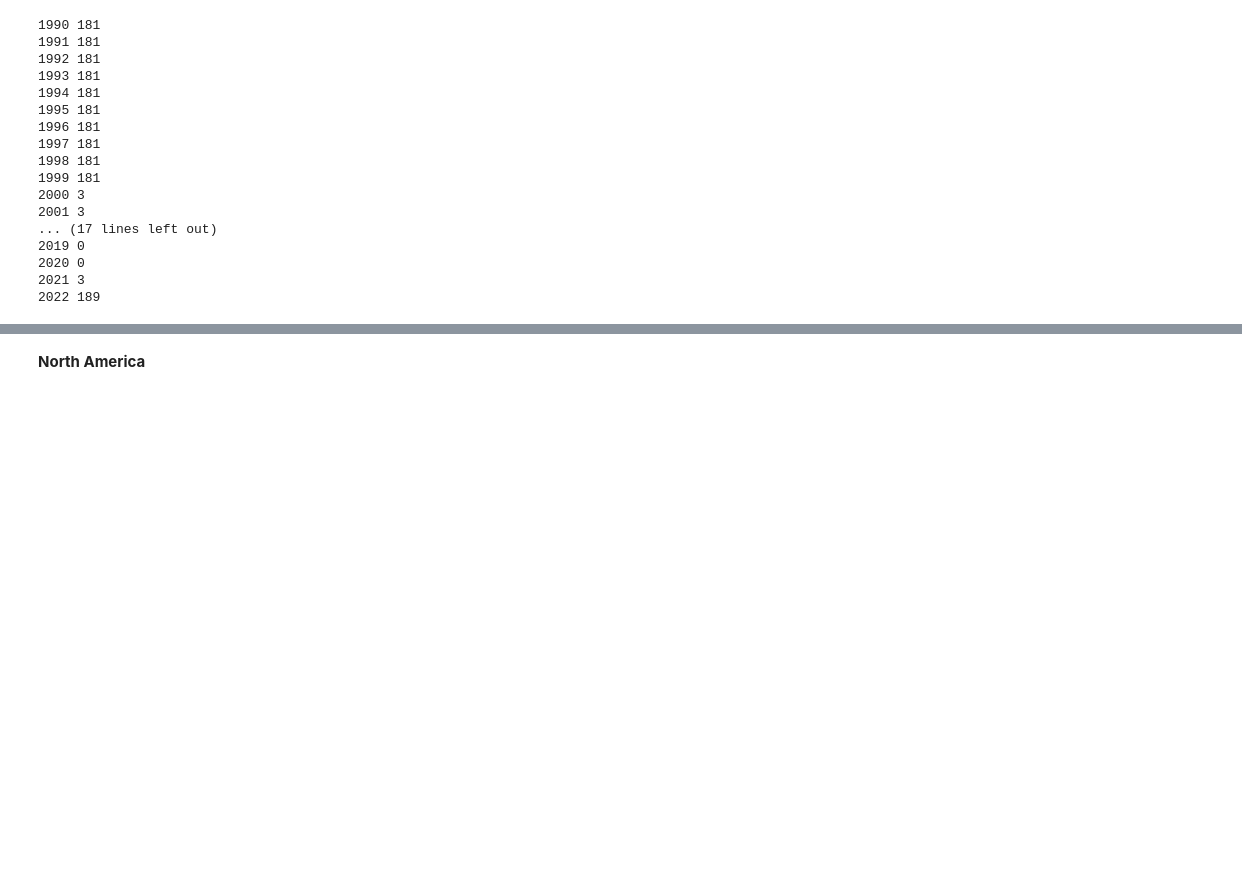
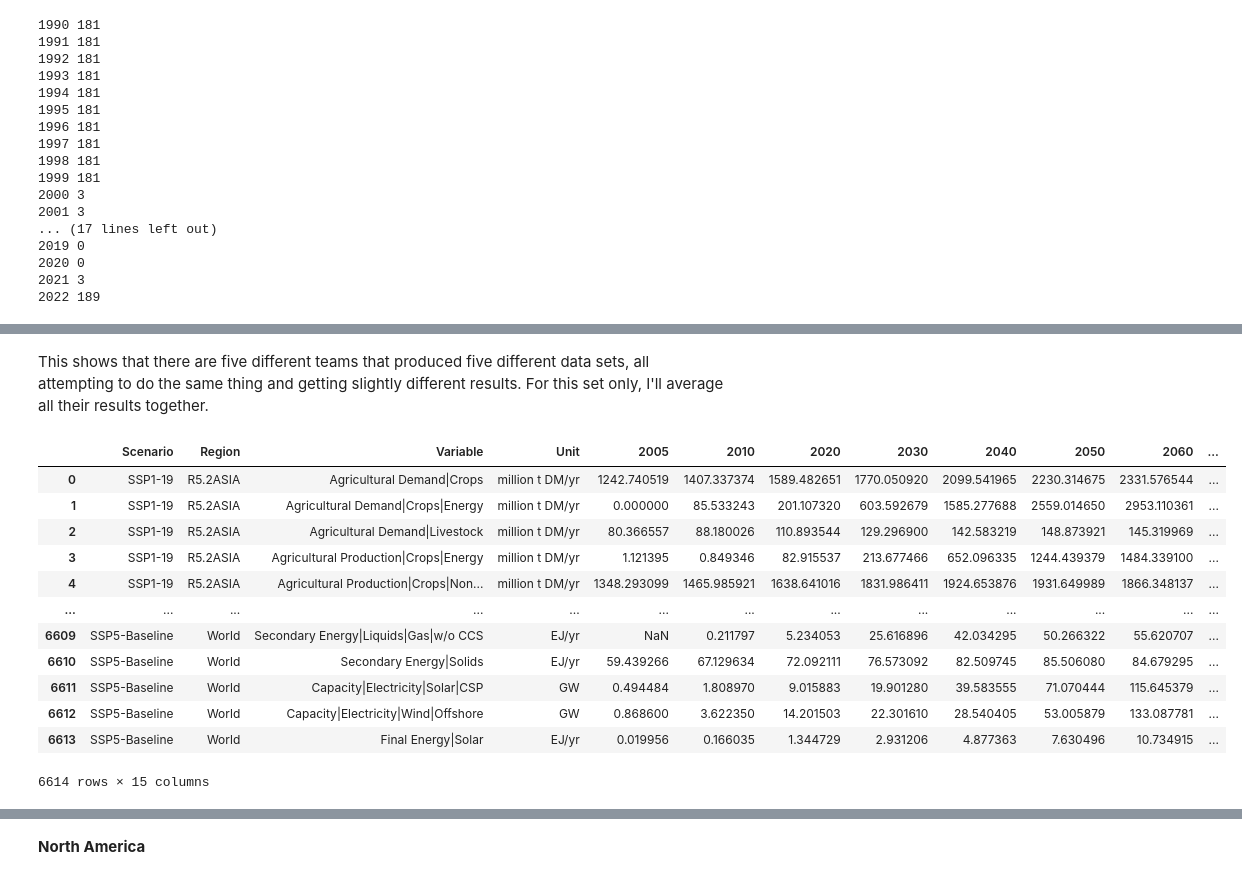
Before and after one commit to FunkyTable/Energy_Production_Time_Series_Projection, a Jupyter notebook: student.ipynb, the cells around one changed output, grey strips where cells are left out. Cells and saved outputs as stored; diff of their text form; code cells hidden in the pictures; blank space fills up the shorter version.

```diff
--- a/student.ipynb
+++ b/student.ipynb
@@ -1398,0 +1201,12 @@ df_mod_emissions = df_mod_emissions_raw.copy()
+# %%
+# This model has only eight SSPs that match the IPCC, but it has more SSPs
+# overall. I'll cut out the SSPs I don't want to use.
+
+ipcc_ssp = ['SSP1-19', 'SSP1-26', 'SSP4-34', 'SSP2-45', 'SSP4-Baseline',
+            'SSP3-Baseline', 'SSP3-45', 'SSP5-Baseline']
+
+df_ssp_proj = ssp_trim('Scenario', ipcc_ssp)
+
+df_ssp_proj[['Model', 'Scenario', 'Region', 'Variable', 'Unit', '2100']].loc[
+    (df_ssp_proj['Variable'] == 'Diagnostics|MAGICC6|Forcing') &
+    (df_ssp_proj['Region'] == 'World')].sort_values('Scenario')
@@ -1398,0 +1231,43 @@ df_mod_emissions = df_mod_emissions_raw.copy()
+# %% [markdown]
+This shows that there are five different teams that produced five different data sets, all attempting to do the same thing and getting slightly different results. For this set only, I'll average all their results together.
+# %%
+def ssp_avg():
+    jnk = pd.DataFrame(columns = df_ssp_proj.columns)
+    jnk.drop(columns = 'Model', inplace = True)
+    years = ['2005', '2010', '2020', '2030', '2040', '2050',
+             '2060', '2070', '2080', '2090', '2100']
+    i = 0
+    for scen in df_ssp_proj['Scenario'].unique():
+        for reg in df_ssp_proj['Region'].unique():
+            for var in df_ssp_proj['Variable'].unique():
+                idx = df_ssp_proj.loc[
+                        (df_ssp_proj['Scenario'] == scen) &
+                        (df_ssp_proj['Region'] == reg) &
+                        (df_ssp_proj['Variable'] ==  var)].index
+                if len(idx) == 0:
+                    continue
+                yr_avg = [scen, reg,  var]
+                i += 1
+                for yr in years:
+                    if yr == '2005':
+                        yr_avg.append(df_ssp_proj.loc[idx[0],'Unit'])
+                    yr_avg.append(np.nanmean(df_ssp_proj.loc[idx, yr]))
+                jnk.loc[len(jnk)] = yr_avg
+    return jnk
+
+df_ssp_proj_avg = ssp_avg()
+df_ssp_proj_avg
+# %% [output]
+|  | Scenario | Region | Variable | Unit | 2005 | 2010 | 2020 | 2030 | 2040 | 2050 | 2060 | ... |
+| 0 | SSP1-19 | R5.2ASIA | Agricultural Demand|Crops | million t DM/yr | 1242.740519 | 1407.337374 | 1589.482651 | 1770.050920 | 2099.541965 | 2230.314675 | 2331.576544 | ... |
+| 1 | SSP1-19 | R5.2ASIA | Agricultural Demand|Crops|Energy | million t DM/yr | 0.000000 | 85.533243 | 201.107320 | 603.592679 | 1585.277688 | 2559.014650 | 2953.110361 | ... |
+| 2 | SSP1-19 | R5.2ASIA | Agricultural Demand|Livestock | million t DM/yr | 80.366557 | 88.180026 | 110.893544 | 129.296900 | 142.583219 | 148.873921 | 145.319969 | ... |
+| 3 | SSP1-19 | R5.2ASIA | Agricultural Production|Crops|Energy | million t DM/yr | 1.121395 | 0.849346 | 82.915537 | 213.677466 | 652.096335 | 1244.439379 | 1484.339100 | ... |
+| 4 | SSP1-19 | R5.2ASIA | Agricultural Production|Crops|Non... | million t DM/yr | 1348.293099 | 1465.985921 | 1638.641016 | 1831.986411 | 1924.653876 | 1931.649989 | 1866.348137 | ... |
+| ... | ... | ... | ... | ... | ... | ... | ... | ... | ... | ... | ... | ... |
+| 6609 | SSP5-Baseline | World | Secondary Energy|Liquids|Gas|w/o CCS | EJ/yr | NaN | 0.211797 | 5.234053 | 25.616896 | 42.034295 | 50.266322 | 55.620707 | ... |
+| 6610 | SSP5-Baseline | World | Secondary Energy|Solids | EJ/yr | 59.439266 | 67.129634 | 72.092111 | 76.573092 | 82.509745 | 85.506080 | 84.679295 | ... |
+| 6611 | SSP5-Baseline | World | Capacity|Electricity|Solar|CSP | GW | 0.494484 | 1.808970 | 9.015883 | 19.901280 | 39.583555 | 71.070444 | 115.645379 | ... |
+| 6612 | SSP5-Baseline | World | Capacity|Electricity|Wind|Offshore | GW | 0.868600 | 3.622350 | 14.201503 | 22.301610 | 28.540405 | 53.005879 | 133.087781 | ... |
+| 6613 | SSP5-Baseline | World | Final Energy|Solar | EJ/yr | 0.019956 | 0.166035 | 1.344729 | 2.931206 | 4.877363 | 7.630496 | 10.734915 | ... |
+6614 rows × 15 columns
```
Also changed, not shown: parts of 73 cells of this notebook, 1 other file.
